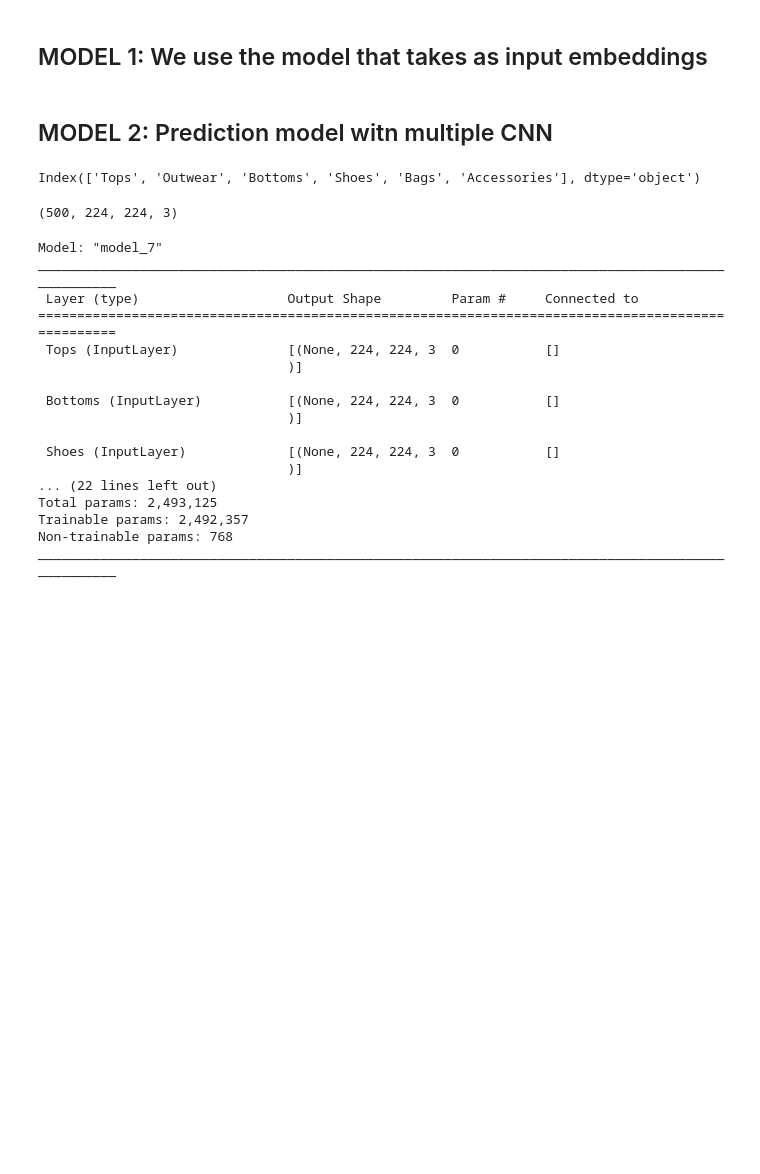
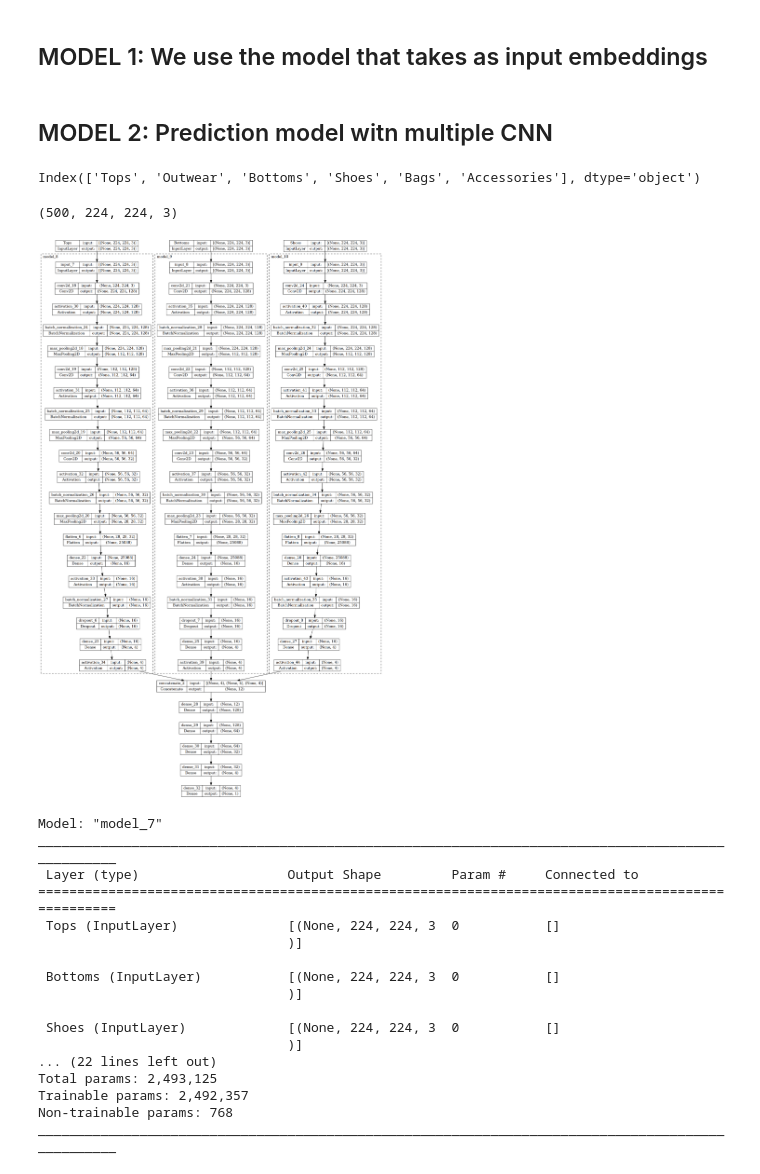
Before and after one commit to thanbskt/Recommendation_tool, a Jupyter notebook: prediction_model.ipynb, the cells around one changed output. Saved outputs shown, nothing was run; the diff lists cells and outputs as text; code cells hidden in the pictures; blank space fills up the shorter version.

```diff
--- a/prediction_model.ipynb
+++ b/prediction_model.ipynb
@@ -280,7 +280,7 @@ images_array_Tops.shape
 (500, 224, 224, 3)
 # %%
 # Function for the CNN model, it takes the image size as argument and the hidden layers size
-def create_cnn(width, height, depth, filters=(16, 32, 64)):
+def create_cnn(width, height, depth, filters=(128,64,32)):
 	# initialize the input shape and channel dimension, assuming
 	# TensorFlow/channels-last ordering
 	inputShape = (height, width, depth)
@@ -319,9 +319,9 @@ def create_cnn(width, height, depth, filters=(16, 32, 64)):
 input_shape = (224,224,3)
 
 # Create CNN models
-cnn_tops = create_cnn(224, 224, 3, regress=True)
-cnn_bottoms = create_cnn(224, 224, 3, regress=True)
-cnn_shoes = create_cnn(224, 224, 3, regress=True)
+cnn_tops = create_cnn(224, 224, 3)
+cnn_bottoms = create_cnn(224, 224, 3)
+cnn_shoes = create_cnn(224, 224, 3)
 # cnn_bags = create_cnn(64, 64, 3, regress=True)
 # cnn_accessories = create_cnn(64, 64, 3, regress=True)
 # cnn_outerwear = create_cnn(64, 64, 3, regress=True)
@@ -359,6 +359,10 @@ opt = keras.optimizers.Adam(learning_rate=0.0001)
 
 # Compile the model with regression loss
 model.compile(loss='mse', optimizer=opt, metrics=['mean_absolute_error'])
+# %%
+keras.utils.plot_model(model,show_shapes=True,expand_nested=True)
+# %% [output]
+[figure, added]
 # %%
 model.summary()
 # %% [output]
```
Also changed, not shown: parts of 5 cells of this notebook.
